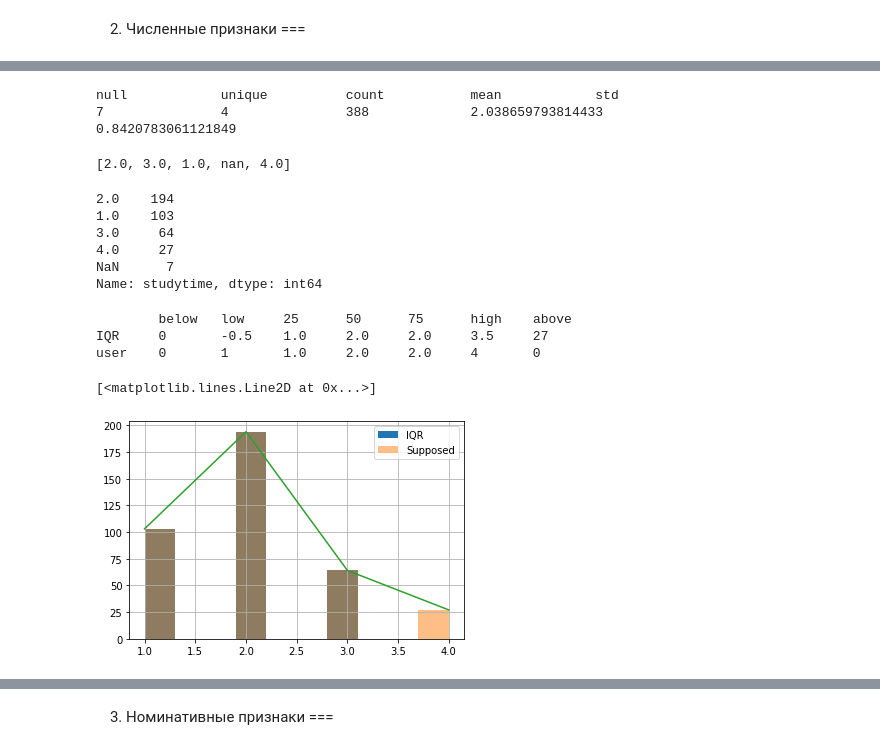
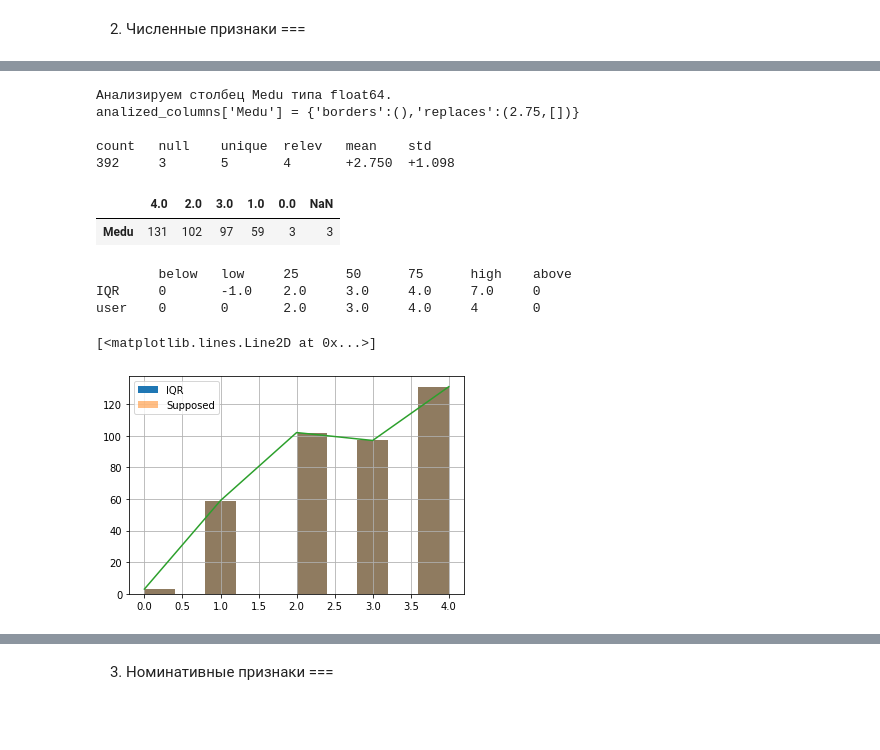
Before and after one commit to nprsem/SF_DS, a Jupyter notebook: module_2/SF_DS_Project02_Task.ipynb, the cells around one changed output, grey strips where cells are left out. Drawn from its saved outputs; the diff is of its cells as text; code cells hidden in the pictures; blank space fills up the shorter version.

```diff
--- a/module_2/SF_DS_Project02_Task.ipynb
+++ b/module_2/SF_DS_Project02_Task.ipynb
@@ -333,18 +427,15 @@ user    0       1       1.0     1.0     2.0     4       0
-# %%
-scrutinize_number_column('studytime', low=1, high=4)
-#Без выбросов
-# %% [output]
-null            unique          count           mean            std
-7               4               388             2.038659793814433               0.8420783061121849
-[2.0, 3.0, 1.0, nan, 4.0]
-2.0    194
-1.0    103
-3.0     64
-4.0     27
-NaN      7
-Name: studytime, dtype: int64
-        below   low     25      50      75      high    above
-IQR     0       -0.5    1.0     2.0     2.0     3.5     27
-user    0       1       1.0     2.0     2.0     4       0
-[<matplotlib.lines.Line2D at 0x...>]
-[figure, removed]
+# %%
+scrutinize_column('Medu')
+# %% [output]
+Анализируем столбец Medu типа float64.
+analized_columns['Medu'] = {'borders':(),'replaces':(2.75,[])}
+
+count   null    unique  relev   mean    std
+392     3       5       4       +2.750  +1.098
+|  | 4.0 | 2.0 | 3.0 | 1.0 | 0.0 | NaN |
+| Medu | 131 | 102 | 97 | 59 | 3 | 3 |
+        below   low     25      50      75      high    above
+IQR     0       -1.0    2.0     3.0     4.0     7.0     0
+user    0       0       2.0     3.0     4.0     4       0
+[<matplotlib.lines.Line2D at 0x...>]
+[figure, added]
```
Also changed, not shown: parts of 84 cells of this notebook.
